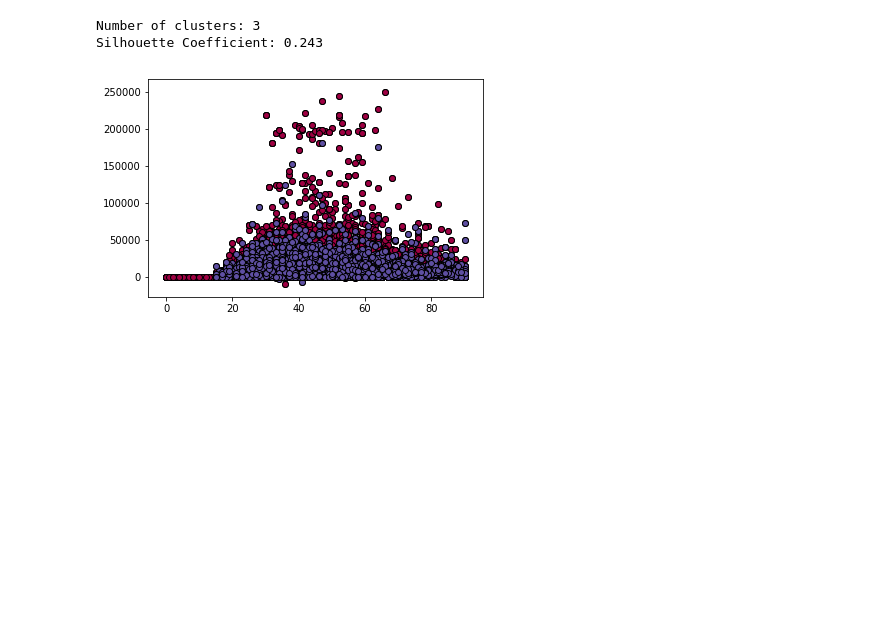
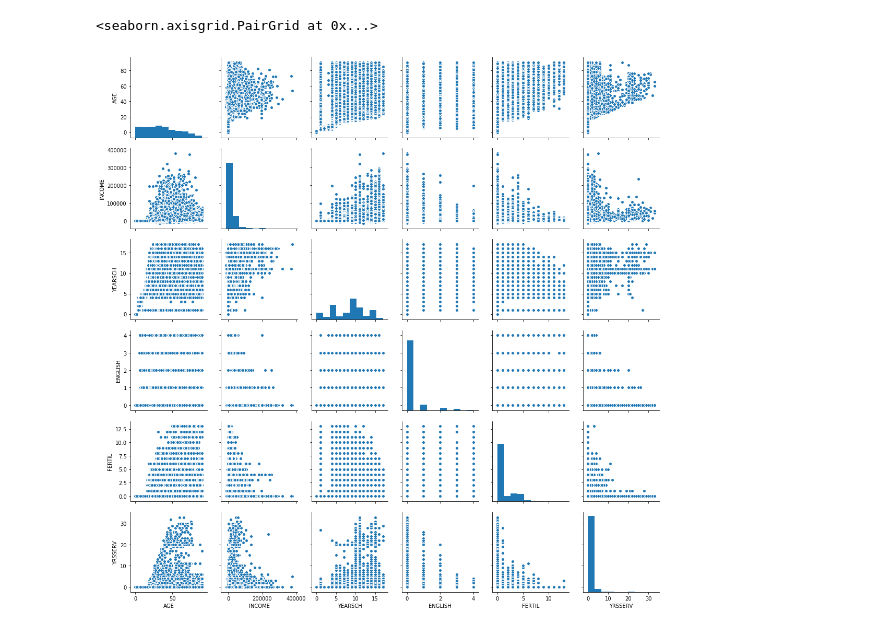
Before and after one commit to hennypurnomo/ce888labs, a Jupyter notebook: lab6/lab6.ipynb, the cells around one changed output. Saved outputs shown, nothing was run; the diff lists cells and outputs as text; code cells hidden in the pictures; blank space fills up the shorter version.

```diff
--- a/lab6/lab6.ipynb
+++ b/lab6/lab6.ipynb
@@ -26,10 +26,11 @@ df_demo["YEARSCH"] = df[["YEARSCH"]].copy()
 df_demo["ENGLISH"] = df[["ENGLISH"]].copy()
 df_demo["FERTIL"] = df[["FERTIL"]].copy()
 df_demo["YRSSERV"] = df[["YRSSERV"]].copy()
-
-
-
-df_demo = pd.get_dummies(df_demo, columns = ["ENGLISH", "FERTIL" ])
+# %%
+sns.pairplot(df_demo)
+# %% [output]
+<seaborn.axisgrid.PairGrid at 0x...>
+[figure, added]
 # %%
 X = df_demo.values[np.random.choice(df_demo.values.shape[0], 10000)]
 
@@ -38,30 +39,18 @@ from sklearn.preprocessing import StandardScaler
 sc = StandardScaler()
 X_db = sc.fit_transform(X)
 
+scores = []
 
-n_clusters = 3
+for i in range(2,10):
 
-labels = KMeans(n_clusters = n_clusters).fit_predict(X_db)
+    n_clusters = i
 
-print('Number of clusters: %d' % n_clusters)
+    labels = KMeans(n_clusters = n_clusters).fit_predict(X_db)
 
-print(("Silhouette Coefficient: %0.3f" % metrics.silhouette_score(X_db, labels)))
+    print('Number of clusters: %d' % n_clusters)
+    score=metrics.silhouette_score(X_db, labels)
 
-unique_labels = set(labels)
-colors = plt.cm.Spectral(np.linspace(0, 1, len(unique_labels)))
-for k, col in zip(unique_labels, colors):
-    if k == -1:
-        # Black used for noise.
-        col = 'k'
+    print(("Silhouette Coefficient: %0.3f" % score))
 
-    class_member_mask = (labels == k)
-
-    xy = X[class_member_mask]
-    plt.scatter(xy[:, 0], xy[:, 1],  c = col, edgecolor='k')
-
-    xy = X[class_member_mask]
-    plt.scatter(xy[:, 0], xy[:, 1],  c = col, edgecolor='k')
+    scores.append(score)
+print(scores)
-# %% [output]
-Number of clusters: 3
-Silhouette Coefficient: 0.243
-[figure, removed]
```
Also changed, not shown: parts of 3 cells of this notebook, 12 other files.
